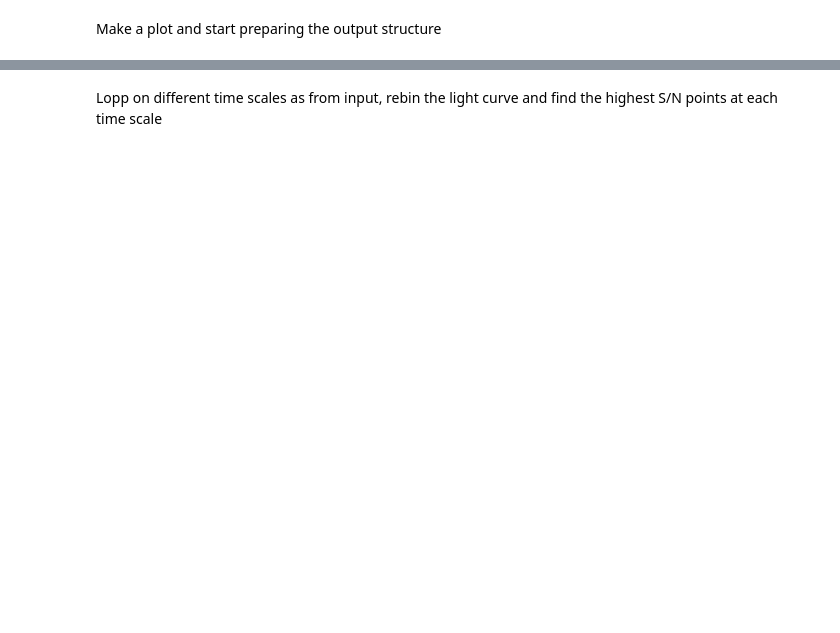
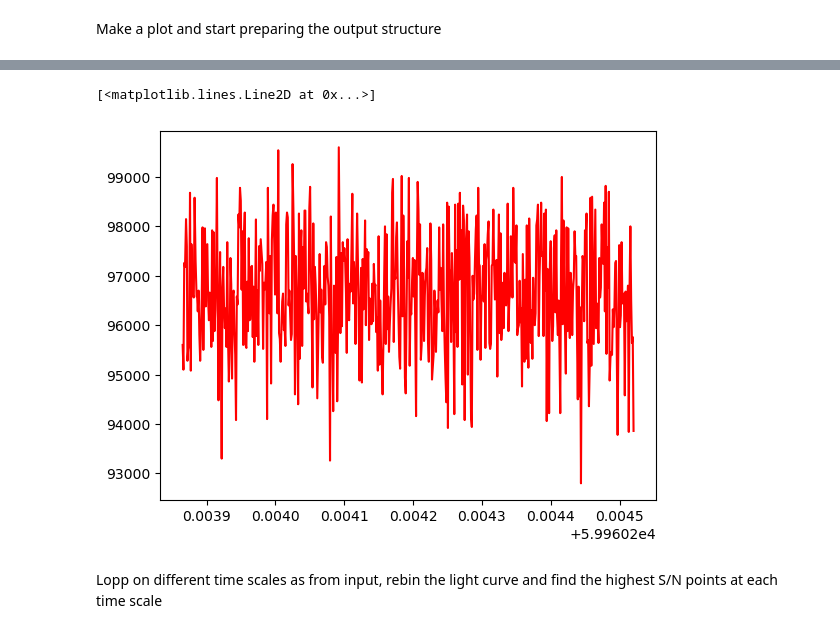
Before and after one commit to ferrigno/Maturita-2026, a Jupyter notebook: grb-detection.ipynb, the cells around one changed output, grey strips where cells are left out. Cells and saved outputs as stored; diff of their text form; code cells hidden in the pictures; blank space fills up the shorter version.

```diff
--- a/grb-detection.ipynb
+++ b/grb-detection.ipynb
@@ -72,7 +104,7 @@ T0_utc = Time(T0_mjd, format='mjd').iso
 # Convert to seconds since T0, special python function
 mjd2plot = lambda x:(x - T0_mjd)*24*3600
 
-m_bkg = mjd2plot(lc['TIME']) < background_age
+m_bkg = mjd2plot(lc['TIME']) < -background_age
 
 bkg = np.mean(lc['RATE'][m_bkg])
 print('Number of background points: {}, Background rate: {}'.format(np.sum(m_bkg), bkg))
@@ -97,3 +137,8 @@ best_detection = {
+# %%
+plt.plot(lc['TIME'][m_bkg], lc['RATE'][m_bkg], color='red')
+# %% [output]
+[<matplotlib.lines.Line2D at 0x...>]
+[figure, added]
 # %% [markdown]
 Lopp on different time scales as from input, rebin the light curve and find the highest S/N points at each time scale
 # %%
```
Also changed, not shown: parts of 11 cells of this notebook.
